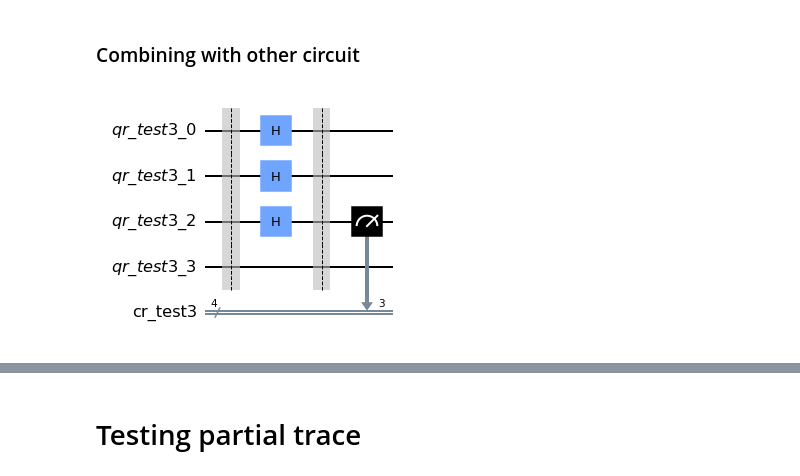
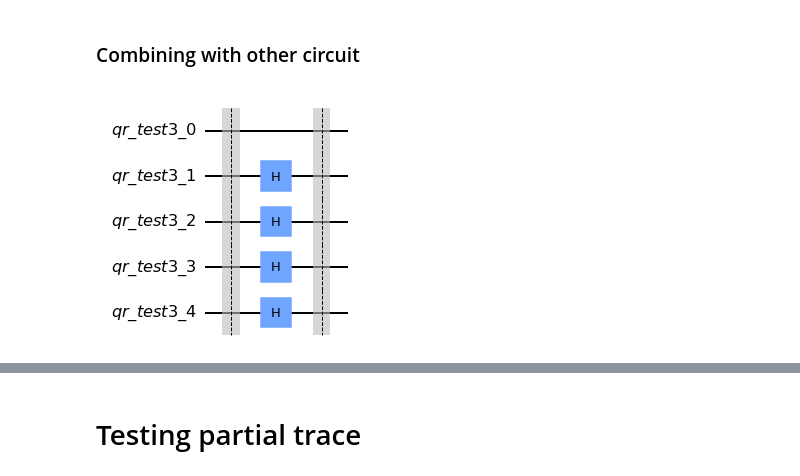
Before and after one commit to KathrinKoenig/QuantumTopologicalDataAnalysis, a Jupyter notebook: Code/initialize_state.ipynb, the cells around one changed output, grey strips where cells are left out. Cells and saved outputs as stored; diff of their text form; code cells hidden in the pictures.

```diff
--- a/Code/initialize_state.ipynb
+++ b/Code/initialize_state.ipynb
@@ -85,15 +86,16 @@ qc_state = job.result().get_statevector(qc)
 # %% [markdown]
 ### Combining with other circuit
 # %%
-qr_test = QuantumRegister(4, name="qr_test3")
+qr_test = QuantumRegister(5, name="qr_test3")
 cr_test = ClassicalRegister(4, name="cr_test3")
-qc_test = QuantumCircuit(qr_test,cr_test)
+qc_test = QuantumCircuit(qr_test) #,cr_test)
 qc_test.barrier()
-qc_test.h(0)
 qc_test.h(1)
 qc_test.h(2)
+qc_test.h(3)
+qc_test.h(4)
 qc_test.barrier()
-qc_test.measure(qr_test[2],cr_test[3])
+# qc_test.measure(qr_test[2],cr_test[3])
 qc_test.draw('mpl')
 # %% [output]
-[figure, old version]
+[figure, new version]
```
Also changed, not shown: parts of 7 cells of this notebook, 1 other file.
